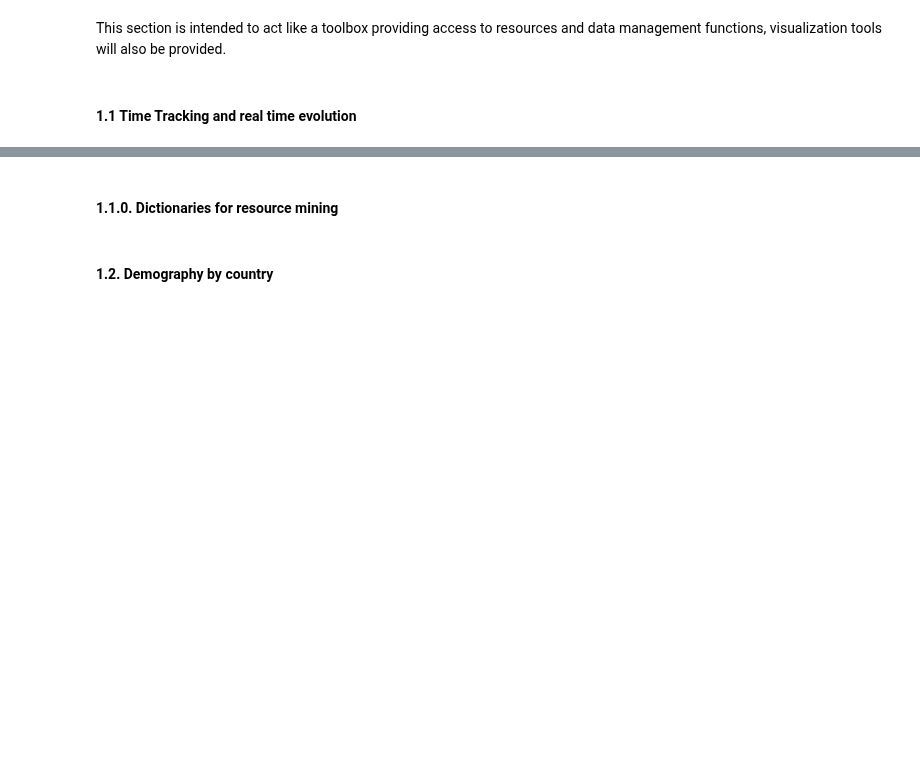
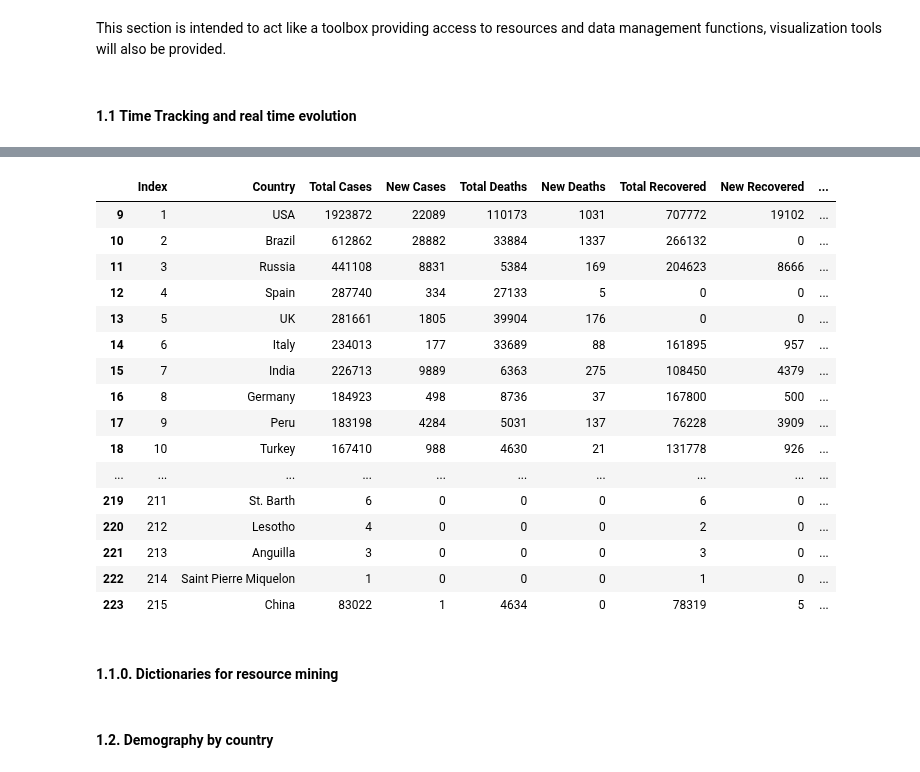
Before and after one commit to DanielGuzmanOlivares/COVID-19, a Jupyter notebook: COVID-19.ipynb, the cells around one changed output, grey strips where cells are left out. Cells and saved outputs as stored; diff of their text form; code cells hidden in the pictures; blank space fills up the shorter version.

Commit message:
realTimeEvolution() with day option up to 2 days ago

```diff
--- a/COVID-19.ipynb
+++ b/COVID-19.ipynb
@@ -139,44 +139,65 @@ graphProgression(timeEvolution("Spain"),"Confirmed",per_day=True)
 # %%
-def realTimeEvolution():
+def realTimeEvolution(day=0):
     """
     Returns a Pandas DataFrame with infomration about the real time expansion of the virus.
-
+    params:
+        - day = possible values are {0 (today), 1 (yesterday), 2 (the day before)}
     returns:
         -pandas Dataframe
     """
     cols = ["Index","Country","Total Cases","New Cases","Total Deaths","New Deaths","Total Recovered","New Recovered","Active Cases","Serious, Critical","Tot Cases/1 M Pop","Deaths/1 M pop","Total Tests","Tests/ 1M pop", "Population",
             "X","X","X","X"]
     page = requests.get(WEB)
     soup = BeautifulSoup(page.content, 'html.parser')
-    countryTable = soup.find_all('tbody')[0]
+    countryTable = soup.find_all('table')[0]
     rows = countryTable.find_all("tr")
     data =[]
     for row in rows:
         info = row.find_all("td")
         data.append([data.text.strip() if data.text.strip() != "" else "0" for data in info])
-    df = pd.DataFrame(data,columns=cols)[7:]
+    df = pd.DataFrame(data,columns=cols)[9:]
     df.replace("\+|\-|,","",inplace=True,regex=True)
     for col in cols[2:]:
         df[col] = df[col].fillna(0)
         df[col] = df[col].replace("N/A",0)
         try:
             df[col] = pd.to_numeric(df[col])
         except:
             continue
+
+    df.drop(df[df["Country"]=='Total:'].index, axis=0, inplace=True)
     return df
 
 
 def updateData():
     """
     Stores today's evolution data in csv format
 
     """
     df = realTimeEvolution()[["Country","Total Cases","Total Deaths","Total Recovered"]]
     df.columns=columns
     now = datetime.now()
     df.to_csv(DATA_DIR+now.strftime("%Y-%m-%d-%H-%M.csv"))
-updateData()
+#updateData()
 #realTimeEvolution()
+# %% [output]
+|  | Index | Country | Total Cases | New Cases | Total Deaths | New Deaths | Total Recovered | New Recovered | ... |
+| 9 | 1 | USA | 1923872 | 22089 | 110173 | 1031 | 707772 | 19102 | ... |
+| 10 | 2 | Brazil | 612862 | 28882 | 33884 | 1337 | 266132 | 0 | ... |
+| 11 | 3 | Russia | 441108 | 8831 | 5384 | 169 | 204623 | 8666 | ... |
+| 12 | 4 | Spain | 287740 | 334 | 27133 | 5 | 0 | 0 | ... |
+| 13 | 5 | UK | 281661 | 1805 | 39904 | 176 | 0 | 0 | ... |
+| 14 | 6 | Italy | 234013 | 177 | 33689 | 88 | 161895 | 957 | ... |
+| 15 | 7 | India | 226713 | 9889 | 6363 | 275 | 108450 | 4379 | ... |
+| 16 | 8 | Germany | 184923 | 498 | 8736 | 37 | 167800 | 500 | ... |
+| 17 | 9 | Peru | 183198 | 4284 | 5031 | 137 | 76228 | 3909 | ... |
+| 18 | 10 | Turkey | 167410 | 988 | 4630 | 21 | 131778 | 926 | ... |
+| ... | ... | ... | ... | ... | ... | ... | ... | ... | ... |
+| 219 | 211 | St. Barth | 6 | 0 | 0 | 0 | 6 | 0 | ... |
+| 220 | 212 | Lesotho | 4 | 0 | 0 | 0 | 2 | 0 | ... |
+| 221 | 213 | Anguilla | 3 | 0 | 0 | 0 | 3 | 0 | ... |
+| 222 | 214 | Saint Pierre Miquelon | 1 | 0 | 0 | 0 | 1 | 0 | ... |
+| 223 | 215 | China | 83022 | 1 | 4634 | 0 | 78319 | 5 | ... |
 # %% [markdown]
 #### 1.1.0. Dictionaries for resource mining
 # %%
```
Also changed, not shown: parts of 2 cells of this notebook.
